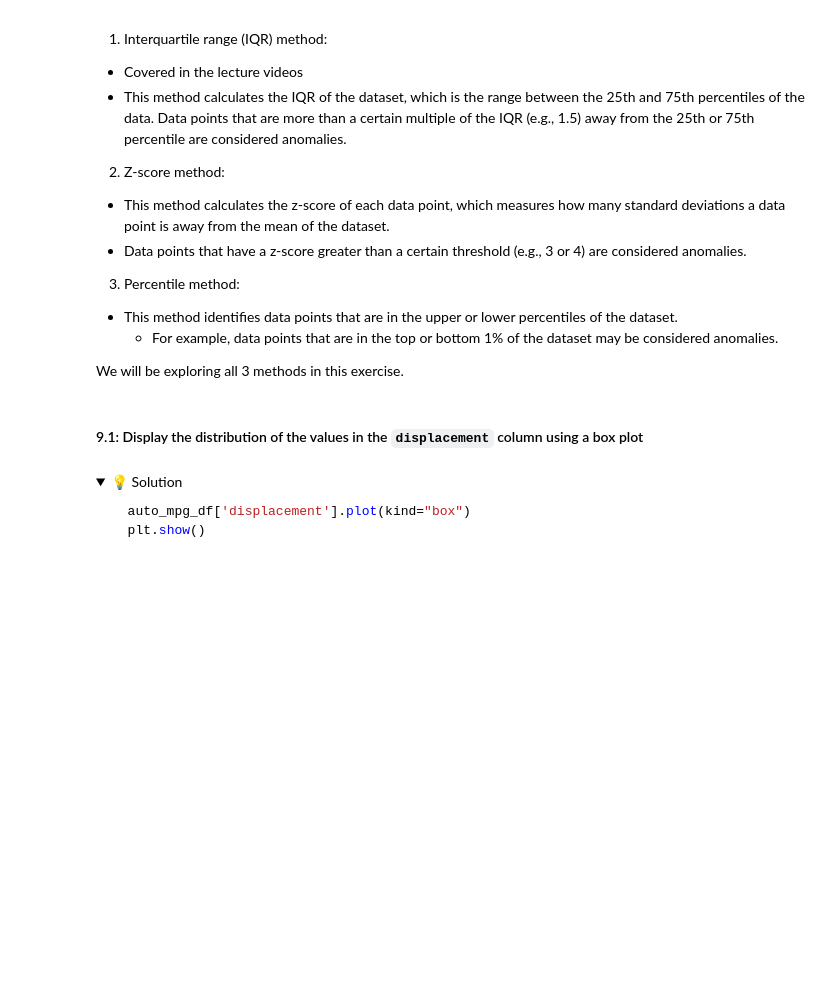
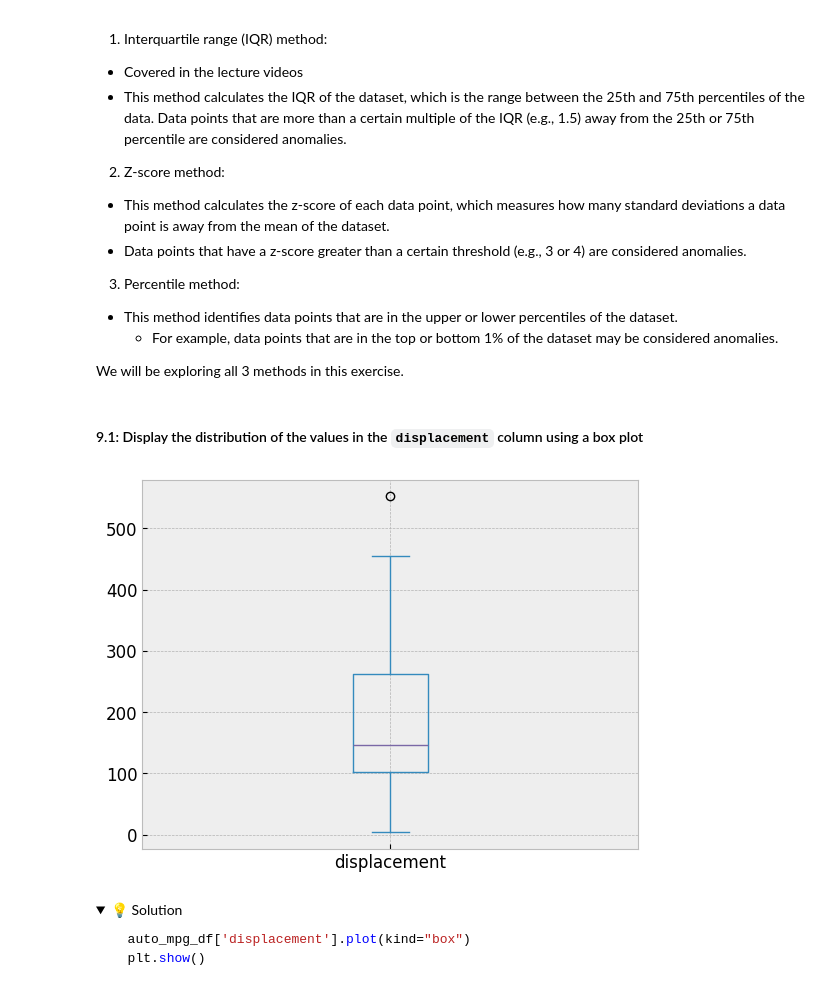
Before and after one commit to IT4063-Spring2025/exploratory-data-analysis-grandhvj, a Jupyter notebook: notebook.ipynb, the cells around one changed output. Saved outputs shown, nothing was run; the diff lists cells and outputs as text; code cells hidden in the pictures; folded sections open; blank space fills up the shorter version.

```diff
--- a/notebook.ipynb
+++ b/notebook.ipynb
@@ -536,6 +541,12 @@ Plot a 40-bins histogram of the values in the `horsepower` column.
   - The `median()` method can be used to calculate the median of a column.
   - You'll need to use the scipy library to calculate the trimmed mean.
 </details>
+# %%
+from scipy.stats import trim_mean
+
+horsepower_mean = auto_mpg_df['horsepower'].mean()
+horsepower_median = auto_mpg_df['horsepower'].median()
+horsepower_trimmed_mean = trim_mean(auto_mpg_df['horsepower'], 0.1)
 # %% [markdown]
 <details>
   <summary>💡 Solution</summary>
@@ -575,5 +588,7 @@ plt.show()
 # %% [markdown]
 #### 8.4: Replace the missing values in the `horsepower` column with the median value
+# %%
+auto_mpg_df['horsepower'].fillna(horsepower_median, inplace=True)
 # %% [markdown]
 <details>
   <summary>💡 Solution</summary>
@@ -608,6 +636,11 @@ There are many statistical methods to detect outliers in a dataset.
 We will be exploring all 3 methods in this exercise.
 # %% [markdown]
 #### 9.1: Display the distribution of the values in the `displacement` column using a box plot
+# %%
+auto_mpg_df['displacement'].plot(kind="box")
+plt.show()
+# %% [output]
+[figure, added]
 # %% [markdown]
 <details>
   <summary>💡 Solution</summary>
```
Also changed, not shown: parts of 16 cells of this notebook, 1 other file.
